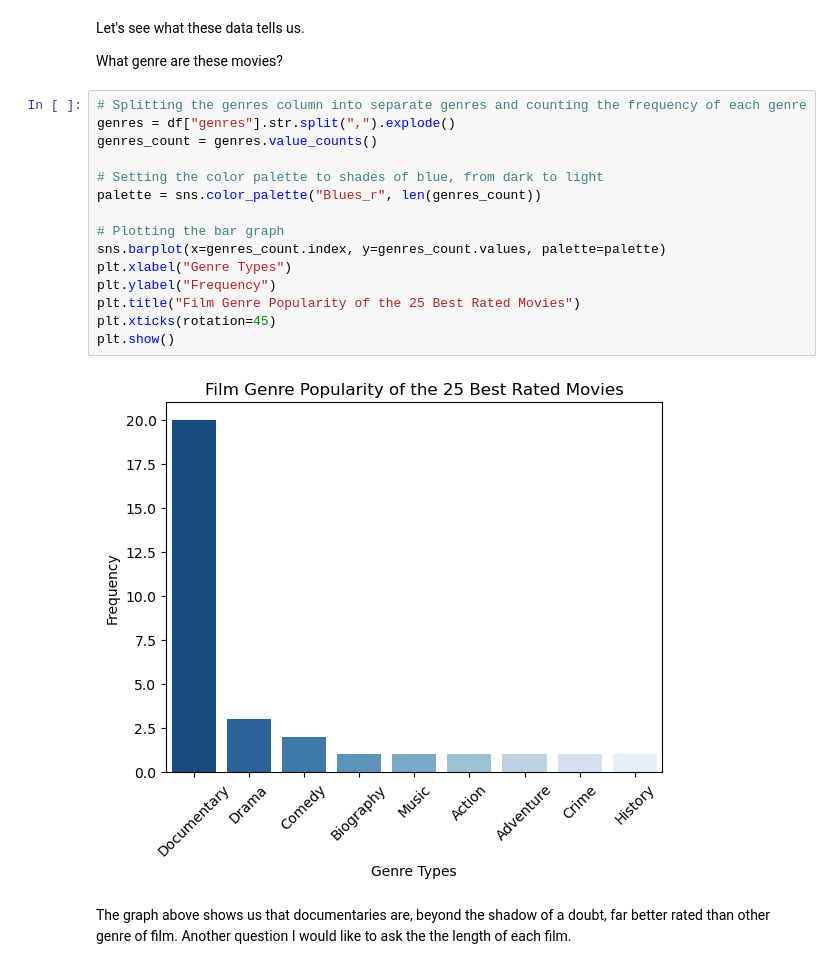
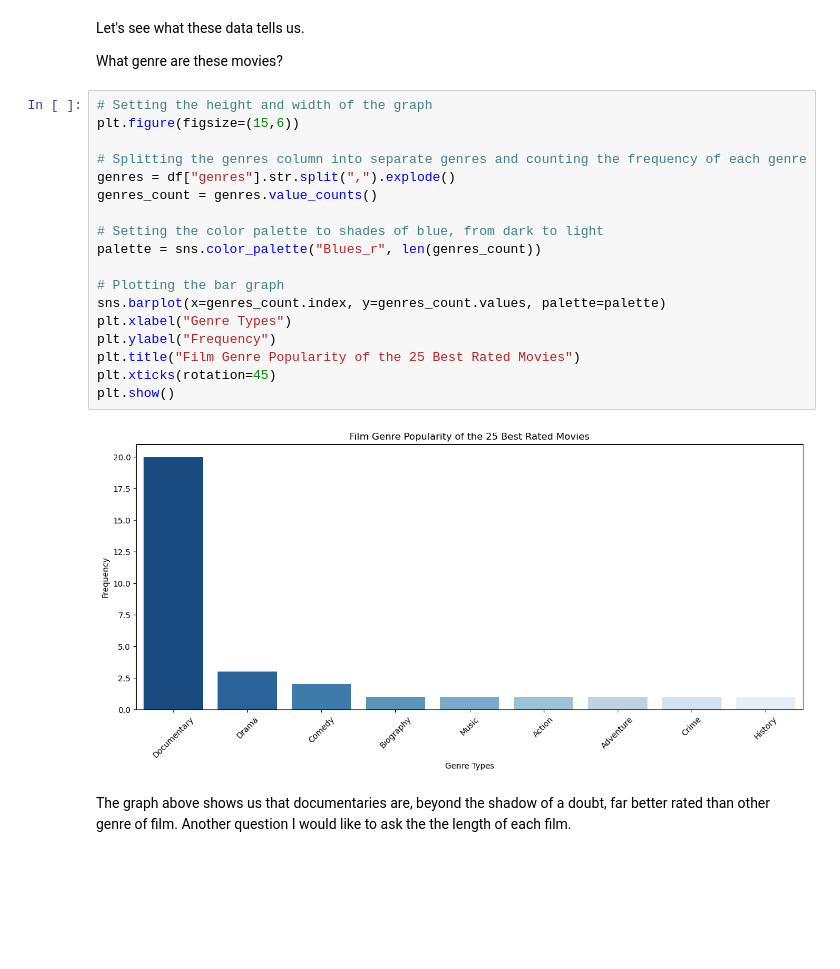
Before and after one commit to rafvrab/Microsoft_Film_Proposal, a Jupyter notebook: Notebook.ipynb, the cells around one changed output. Drawn from its saved outputs; the diff is of its cells as text; blank space fills up the shorter version.

```diff
--- a/Notebook.ipynb
+++ b/Notebook.ipynb
@@ -194,22 +211,25 @@ Let's see what these data tells us.
 
 What genre are these movies?
 # %%
+# Setting the height and width of the graph
+plt.figure(figsize=(15,6))
+
 # Splitting the genres column into separate genres and counting the frequency of each genre
 genres = df["genres"].str.split(",").explode()
 genres_count = genres.value_counts()
 
 # Setting the color palette to shades of blue, from dark to light
 palette = sns.color_palette("Blues_r", len(genres_count))
 
 # Plotting the bar graph
 sns.barplot(x=genres_count.index, y=genres_count.values, palette=palette)
 plt.xlabel("Genre Types")
 plt.ylabel("Frequency")
 plt.title("Film Genre Popularity of the 25 Best Rated Movies")
 plt.xticks(rotation=45)
 plt.show()
 # %% [output]
-[figure, old version]
+[figure, new version]
 # %% [markdown]
 The graph above shows us that documentaries are, beyond the shadow of a doubt, far better rated than other genre of film.  Another question I would like to ask the the length of each film.
 # %%
```
Also changed, not shown: parts of 30 cells of this notebook, 3 other files.
